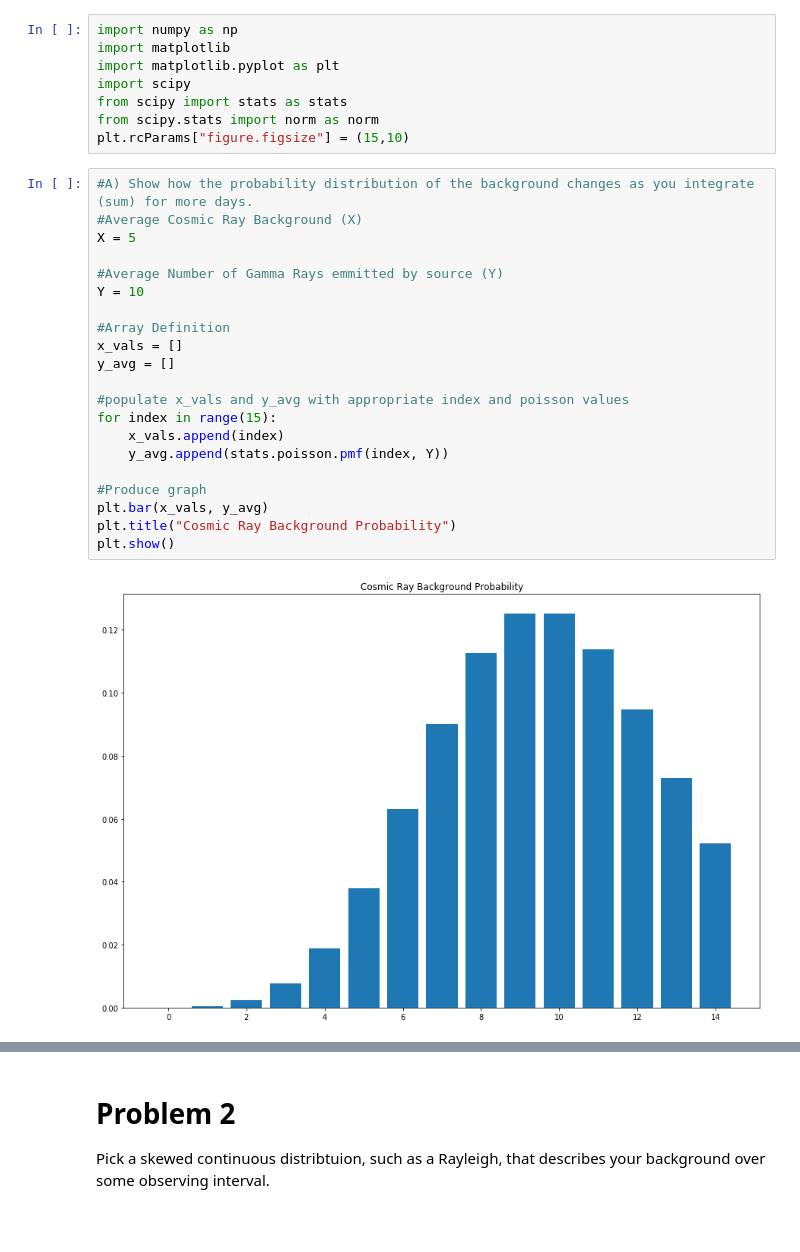
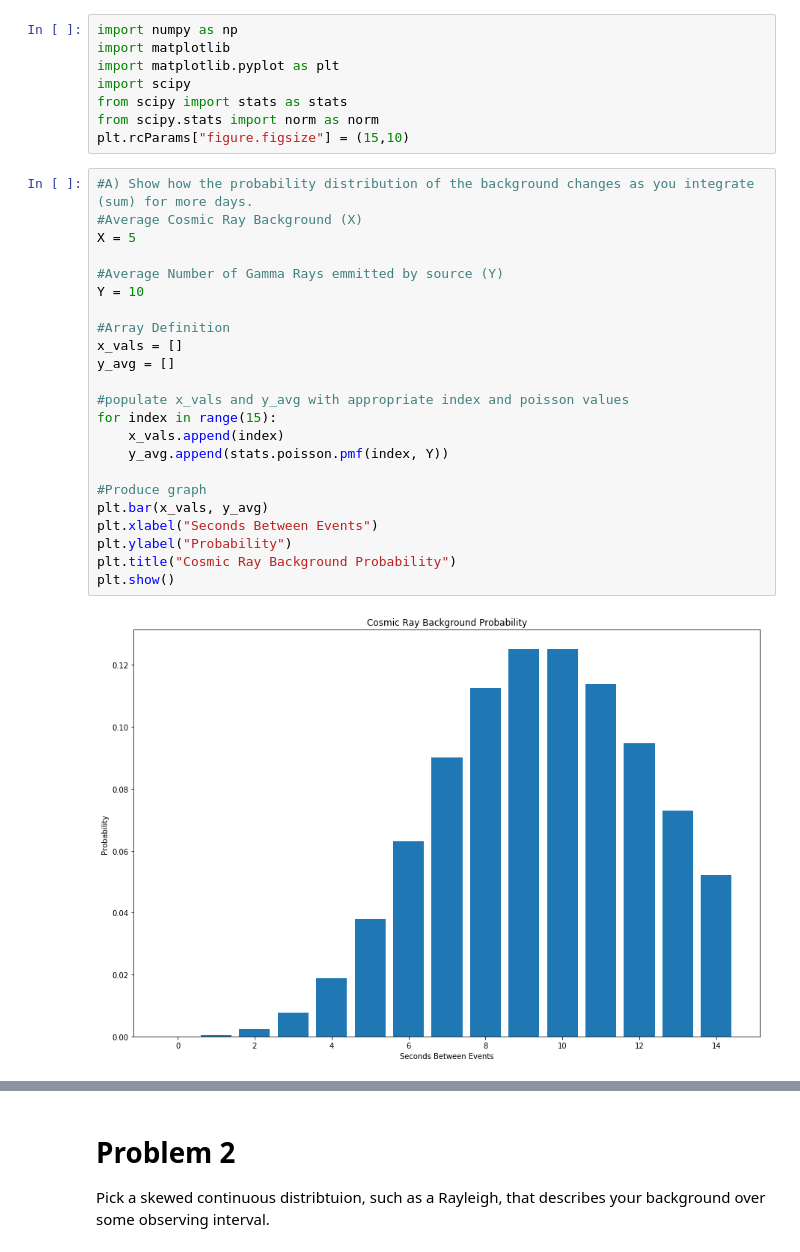
Before and after one commit to s-agiedd/PHYS_434, a Jupyter notebook: Labs/Alyssa_Giedd_Lab2.ipynb, the cells around one changed output, grey strips where cells are left out. Saved outputs shown, nothing was run; the diff lists cells and outputs as text; blank space fills up the shorter version.

```diff
--- a/Labs/Alyssa_Giedd_Lab2.ipynb
+++ b/Labs/Alyssa_Giedd_Lab2.ipynb
@@ -11,26 +11,28 @@ plt.rcParams["figure.figsize"] = (15,10)
 # %%
 #A) Show how the probability distribution of the background changes as you integrate (sum) for more days.
 #Average Cosmic Ray Background (X)
 X = 5
 
 #Average Number of Gamma Rays emmitted by source (Y)
 Y = 10
 
 #Array Definition
 x_vals = []
 y_avg = []
 
 #populate x_vals and y_avg with appropriate index and poisson values
 for index in range(15):
     x_vals.append(index)
     y_avg.append(stats.poisson.pmf(index, Y))
 
 #Produce graph
 plt.bar(x_vals, y_avg)
+plt.xlabel("Seconds Between Events")
+plt.ylabel("Probability")
 plt.title("Cosmic Ray Background Probability")
 plt.show()
 # %% [output]
-[figure, old version]
+[figure, new version]
 # %%
 #Function to perform multiple convolutions
 def convolve_multiple(pdf, n):
```
Also changed, not shown: parts of 11 cells of this notebook, 1 other file.
